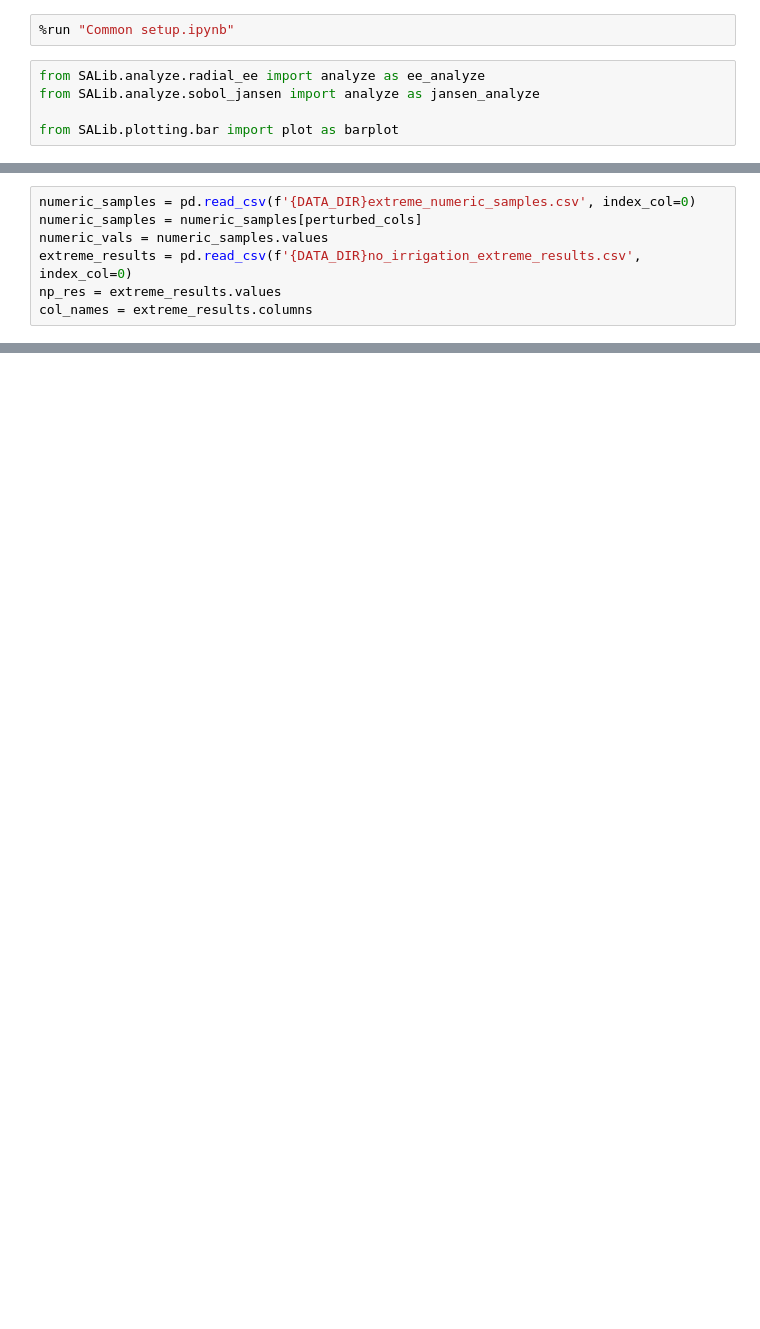
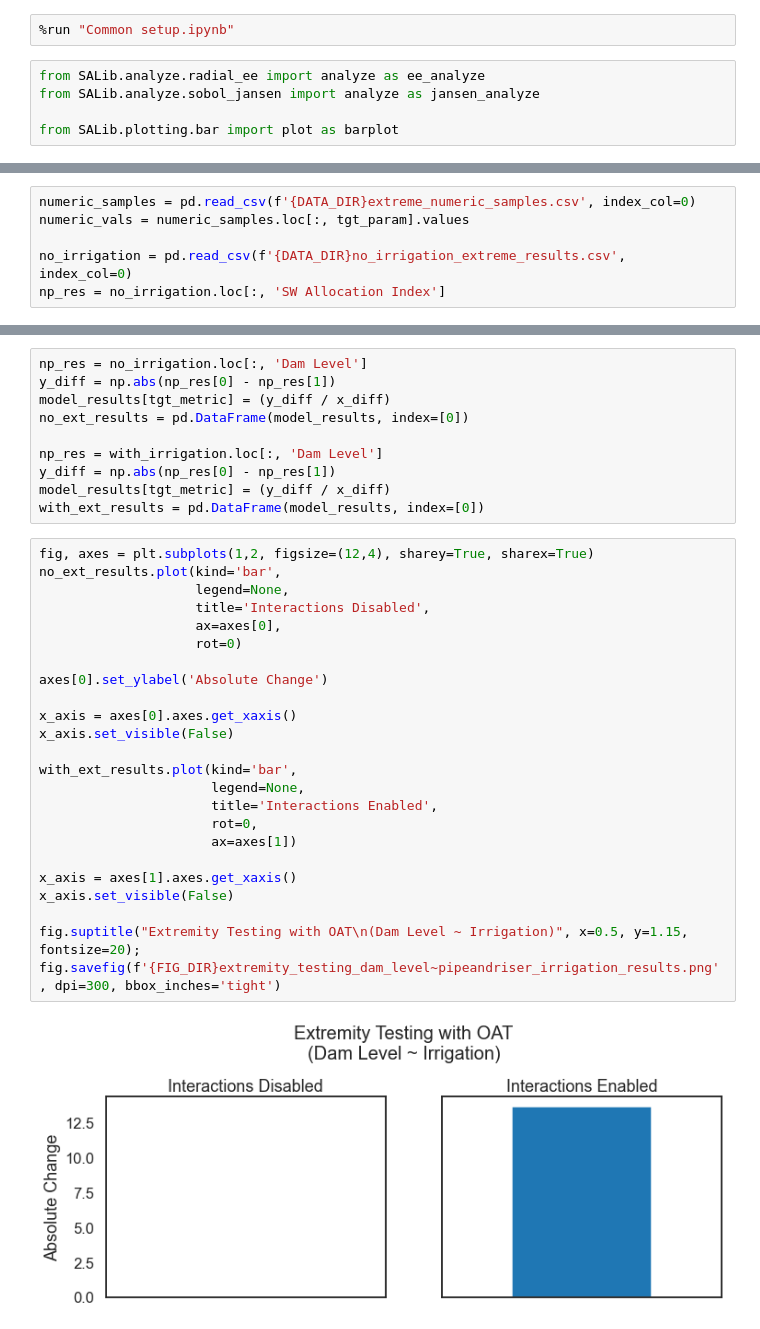
Before and after one commit to ConnectedSystems/oat-use, a Jupyter notebook: notebooks/1 MC analysis.ipynb, the cells around one changed output, grey strips where cells are left out. Cells and saved outputs as stored; diff of their text form; blank space fills up the shorter version.

```diff
--- a/notebooks/1 MC analysis.ipynb
+++ b/notebooks/1 MC analysis.ipynb
@@ -46,8 +16,7 @@ target_num_vars = CIM_SPEC['num_vars']
 oat_length = target_num_vars + 1
 # %%
 numeric_samples = pd.read_csv(f'{DATA_DIR}extreme_numeric_samples.csv', index_col=0)
-numeric_samples = numeric_samples[perturbed_cols]
-numeric_vals = numeric_samples.values
-extreme_results = pd.read_csv(f'{DATA_DIR}no_irrigation_extreme_results.csv', index_col=0)
-np_res = extreme_results.values
-col_names = extreme_results.columns
+numeric_vals = numeric_samples.loc[:, tgt_param].values
+
+no_irrigation = pd.read_csv(f'{DATA_DIR}no_irrigation_extreme_results.csv', index_col=0)
+np_res = no_irrigation.loc[:, 'SW Allocation Index']
@@ -114,0 +140,36 @@ fig.savefig(f'{FIG_DIR}extremity_testing_gravity_irrigation_results.png', dpi=30
+# %%
+np_res = no_irrigation.loc[:, 'Dam Level']
+y_diff = np.abs(np_res[0] - np_res[1])
+model_results[tgt_metric] = (y_diff / x_diff)
+no_ext_results = pd.DataFrame(model_results, index=[0])
+
+np_res = with_irrigation.loc[:, 'Dam Level']
+y_diff = np.abs(np_res[0] - np_res[1])
+model_results[tgt_metric] = (y_diff / x_diff)
+with_ext_results = pd.DataFrame(model_results, index=[0])
+# %%
+fig, axes = plt.subplots(1,2, figsize=(12,4), sharey=True, sharex=True)
+no_ext_results.plot(kind='bar',
+                    legend=None,
+                    title='Interactions Disabled',
+                    ax=axes[0],
+                    rot=0)
+
+axes[0].set_ylabel('Absolute Change')
+
+x_axis = axes[0].axes.get_xaxis()
+x_axis.set_visible(False)
+
+with_ext_results.plot(kind='bar',
+                      legend=None,
+                      title='Interactions Enabled',
+                      rot=0,
+                      ax=axes[1])
+
+x_axis = axes[1].axes.get_xaxis()
+x_axis.set_visible(False)
+
+fig.suptitle("Extremity Testing with OAT\n(Dam Level ~ Irrigation)", x=0.5, y=1.15, fontsize=20);
+fig.savefig(f'{FIG_DIR}extremity_testing_dam_level~pipeandriser_irrigation_results.png', dpi=300, bbox_inches='tight')
+# %% [output]
+[figure, added]
```
Also changed, not shown: parts of 12 cells of this notebook, 29 other files.
